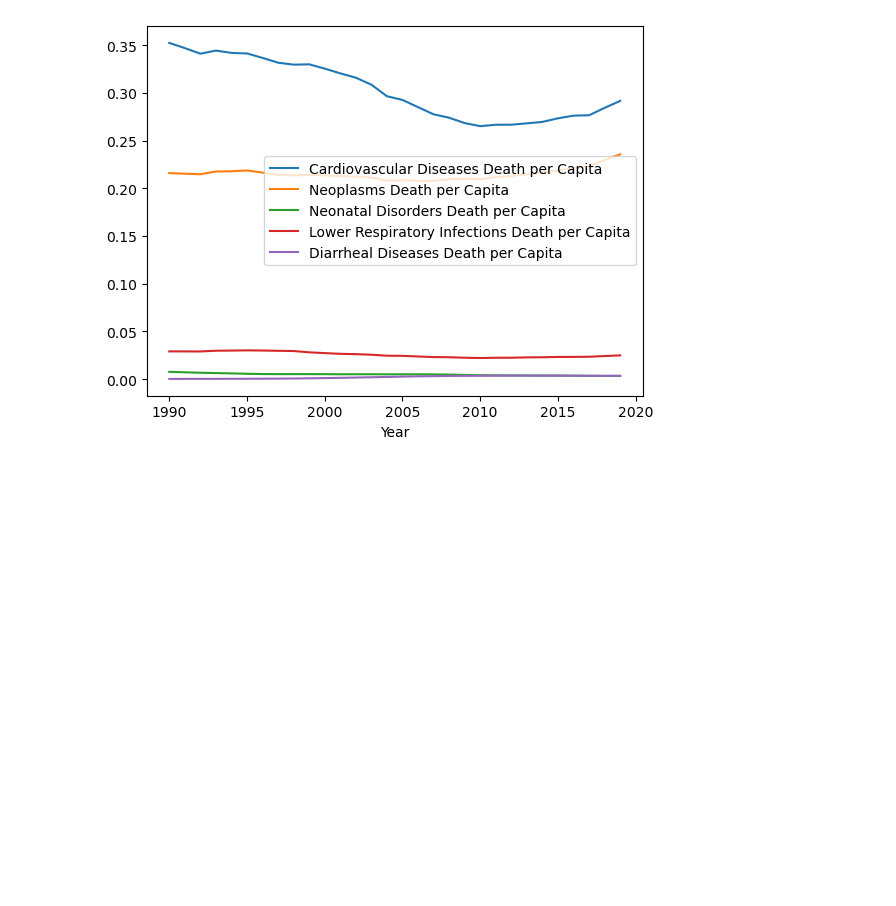
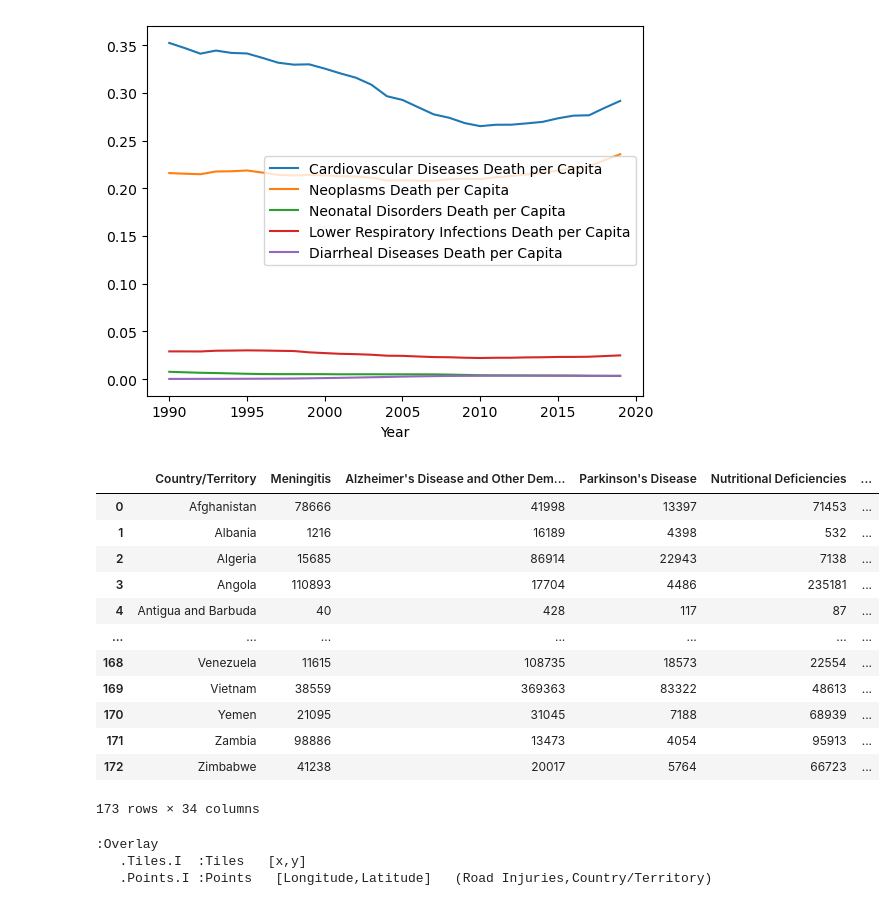
Before and after one commit to thomasjngo/Cause-of-Death-Analysis, a Jupyter notebook: Cause of Death Analysis/CommonCausesofDeath.ipynb, the cells around one changed output. Drawn from its saved outputs; the diff is of its cells as text; code cells hidden in the pictures; blank space fills up the shorter version.

```diff
--- a/Cause of Death Analysis/CommonCausesofDeath.ipynb
+++ b/Cause of Death Analysis/CommonCausesofDeath.ipynb
@@ -417,10 +417,73 @@ usa_death_top.plot(x='Year')
 # %%
 #What outside events may have influenced those causes of death?
 # Availability of aid?
 # Medical resources
 # Water-related illness
 # Geoapify map (malaria is easy to show geographical differences)
 # Geoapify map for the amount of aid provided to the nations with the unique causes of death that may have been mitigated by aid
+
+import hvplot.pandas
+import pandas as pd
+import geoviews as gv
+import geoviews.tile_sources as gvts
+import geopandas as gpd
+
+countries_info = pd.read_csv('Resources/countries.csv')
+
+country_totals = (cause_aid_pop_df.groupby(['Country/Territory'])[['Meningitis',
+       "Alzheimer's Disease and Other Dementias", "Parkinson's Disease",
+       'Nutritional Deficiencies', 'Malaria', 'Drowning',
+       'Interpersonal Violence', 'Maternal Disorders', 'HIV/AIDS',
+       'Drug Use Disorders', 'Tuberculosis', 'Cardiovascular Diseases',
+       'Lower Respiratory Infections', 'Neonatal Disorders',
+       'Alcohol Use Disorders', 'Self-harm', 'Exposure to Forces of Nature',
+       'Diarrheal Diseases', 'Environmental Heat and Cold Exposure',
+       'Neoplasms', 'Conflict and Terrorism', 'Diabetes Mellitus',
+       'Chronic Kidney Disease', 'Poisonings', 'Protein-Energy Malnutrition',
+       'Road Injuries', 'Chronic Respiratory Diseases',
+       'Cirrhosis and Other Chronic Liver Diseases', 'Digestive Diseases',
+       'Fire, Heat, and Hot Substances', 'Acute Hepatitis']]).sum()
+country_totals=country_totals.reset_index()
+
+#country_totals=country_totals.set_index("Country/Territory")
+countries_df = pd.read_csv("Resources/countries.csv")
+
+# Iterate through the values in the "Country/Territory" column of country_totals DataFrame
+for country_name in country_totals["Country/Territory"]:
+    # Check if the country name is in the countries DataFrame
+    matching_row = countries_df[countries_df["name"] == country_name]
+    # If there is a match, retrieve longitude and latitude
+    if not matching_row.empty:
+        country_longitude = matching_row["longitude"].values[0]
+        country_latitude = matching_row["latitude"].values[0]
+        # Update the country_totals DataFrame with longitude and latitude
+        country_totals.loc[country_totals["Country/Territory"] == country_name, "Longitude"] = country_longitude
+        country_totals.loc[country_totals["Country/Territory"] == country_name, "Latitude"] = country_latitude
+
+
+country_totals
+# %% [output]
+|  | Country/Territory | Meningitis | Alzheimer's Disease and Other Dem... | Parkinson's Disease | Nutritional Deficiencies | ... |
+| 0 | Afghanistan | 78666 | 41998 | 13397 | 71453 | ... |
+| 1 | Albania | 1216 | 16189 | 4398 | 532 | ... |
+| 2 | Algeria | 15685 | 86914 | 22943 | 7138 | ... |
+| 3 | Angola | 110893 | 17704 | 4486 | 235181 | ... |
+| 4 | Antigua and Barbuda | 40 | 428 | 117 | 87 | ... |
+| ... | ... | ... | ... | ... | ... | ... |
+| 168 | Venezuela | 11615 | 108735 | 18573 | 22554 | ... |
+| 169 | Vietnam | 38559 | 369363 | 83322 | 48613 | ... |
+| 170 | Yemen | 21095 | 31045 | 7188 | 68939 | ... |
+| 171 | Zambia | 98886 | 13473 | 4054 | 95913 | ... |
+| 172 | Zimbabwe | 41238 | 20017 | 5764 | 66723 | ... |
+173 rows × 34 columns
+# %%
+map_plot = country_totals.hvplot.points("Longitude", "Latitude", geo = True, tiles = "OSM", frame_width = 800, frame_height = 600, hover_cols=['Road Injuries', 'Country/Territory'], size = "Road Injuries", scale = 0.50, color = "City")
+
+map_plot
+# %% [output]
+:Overlay
+   .Tiles.I  :Tiles   [x,y]
+   .Points.I :Points   [Longitude,Latitude]   (Road Injuries,Country/Territory)
 # %%
 # Is there any correlation between causes of death in a given area? Why?
 #  Scatter plot for causes of death to each other by place, year ext.
```
